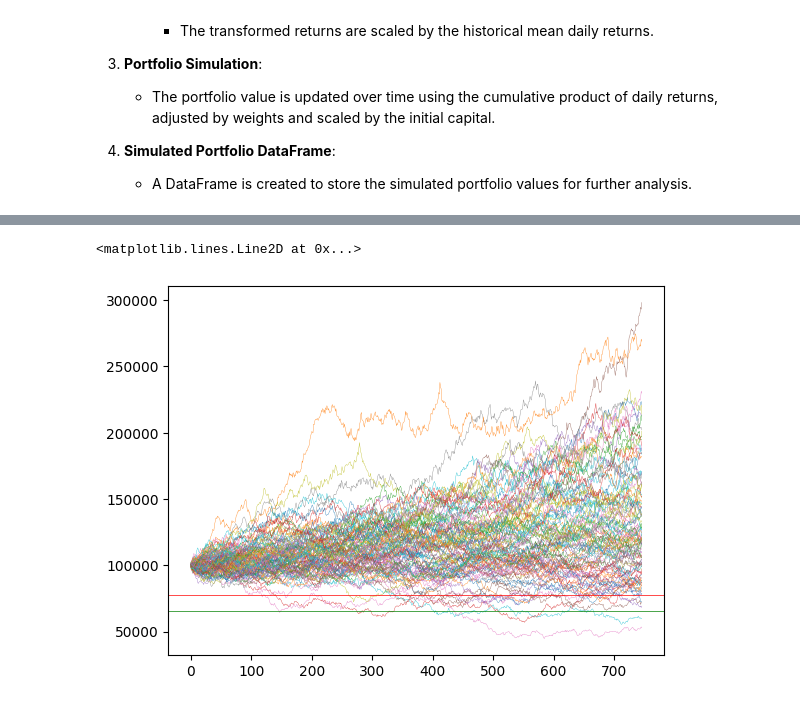
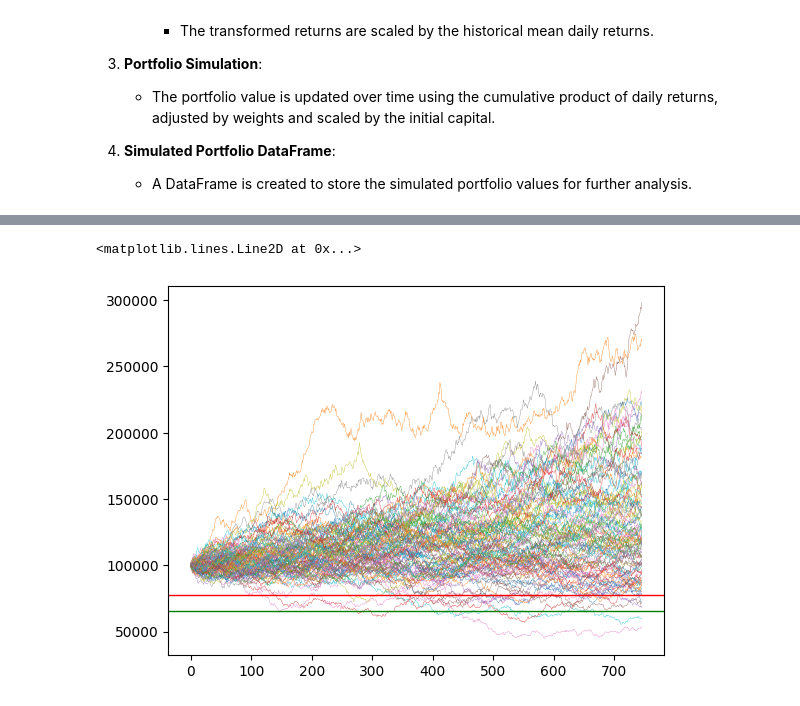
Before and after one commit to Ch3rry-Pi3/Portfolio, a Jupyter notebook: PyQuant News/Quickly compute Value at Risk with Monte Carlo.ipynb, the cells around one changed output, grey strips where cells are left out. Drawn from its saved outputs; the diff is of its cells as text; code cells hidden in the pictures.

```diff
--- a/PyQuant News/Quickly compute Value at Risk with Monte Carlo.ipynb
+++ b/PyQuant News/Quickly compute Value at Risk with Monte Carlo.ipynb
@@ -288,15 +298,17 @@ In this final step, we plot the results of the Monte Carlo simulation to visuali
 # %%
-# Calculate Monte Carlo VaR and CVaR
-mc_var = montecarlo_var(alpha)                          # Value at Risk (VaR)
-cond_var = conditional_var(alpha)                       # Conditional Value at Risk (CVaR)
+# 1. Monte Carlo VaR and CVaR
+mc_var = montecarlo_var(alpha)                          # Calculate Value at Risk (VaR)
+cond_var = conditional_var(alpha)                       # Calculate Conditional Value at Risk (CVaR)
 
-# Plot the simulated portfolio paths
+# 2. Portfolio Path Plot
 ax = simulated_portfolio.plot(lw=0.25, legend=False)    # Plot portfolio paths with thin lines
-ax.axhline(mc_var, lw=0.5, c="r")                       # Add a red line for VaR
-ax.axhline(cond_var, lw=0.5, c="g")                     # Add a green line for CVaR
+
+# 3. Risk Metric Indicators
+ax.axhline(mc_var, lw=1.0, c="r")                       # Add a red line for VaR
+ax.axhline(cond_var, lw=1.0, c="g")                     # Add a green line for CVaR
 # %% [output]
 <matplotlib.lines.Line2D at 0x...>
-[figure, old version]
+[figure, new version]
 # %% [markdown]
 ### **Result:**
 The resulting plot contains:
```
Also changed, not shown: parts of 11 cells of this notebook.
